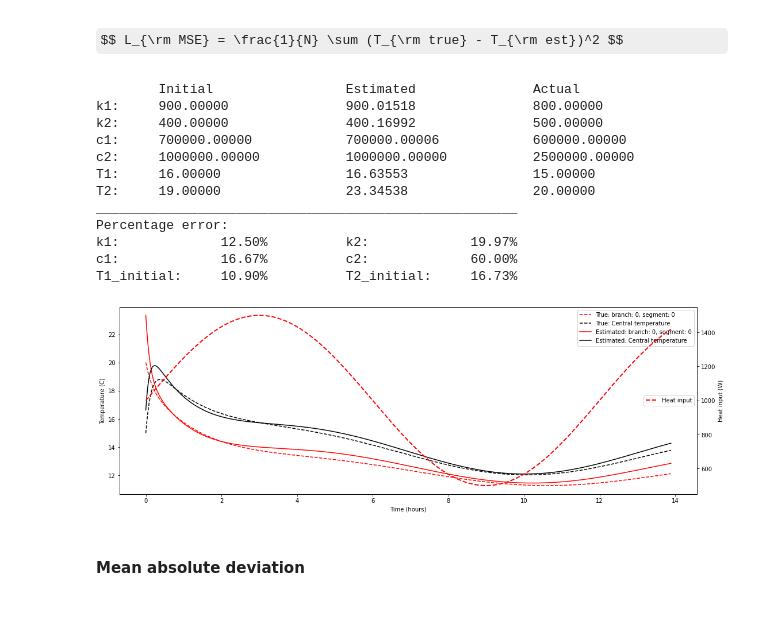
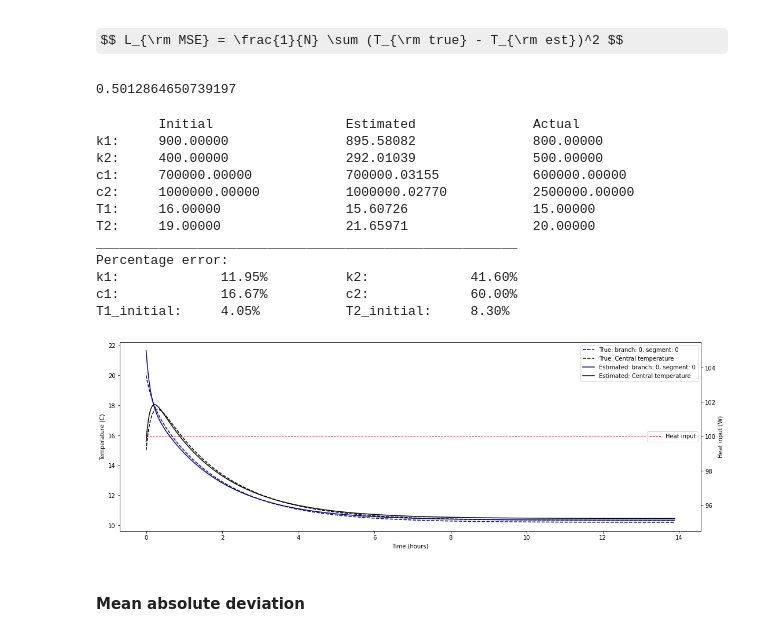
Before and after one commit to harry-rendell/building_simulation, a Jupyter notebook: param_estimation.ipynb, the cells around one changed output. Saved outputs shown, nothing was run; the diff lists cells and outputs as text; code cells hidden in the pictures; some formulas as TeX source.

Commit message:
model fitting with straight line and exponential

```diff
--- a/param_estimation.ipynb
+++ b/param_estimation.ipynb
@@ -17,15 +17,16 @@ We are able to recover the desired heat capacity, thermal conductivity and initi
 k = [800.0, 500.0]
 c = [6e5, 2.5e6]
 T = [15.0, 20.0]
+iterations = 500
+
 true_params = np.array([*k, *c, *T])
-T_out = 10
-heatinput = 1000
-iterations = 500
+T_out = np.full(iterations, 10)
+heatinput = np.full(iterations+1, 100)
 # Initialise class with system parameters
 sys_nd = model_ND('True', k, c, T, T_out, heatinput)
 
-# Run simulation. This recreates simple_model.ipynb showing that our generalised model works.
+# Run simulation.
 times = np.linspace(0, 5e4, iterations+1)
-Ts_true, Qs = sys_nd.run(times=times, func_Q_in=func_Q_in)
+Ts_true = sys_nd.run(times=times)
 fig, ax = sys_nd.plot()
 # %% [output]
@@ -47,33 +48,37 @@ initial_params = np.array([*k0, *c0, *T0])
 #### Mean square error
 # %% [markdown]
 $$ L_{\rm MSE} = \frac{1}{N} \sum (T_{\rm true} - T_{\rm est})^2 $$
+# %%
+loss(initial_params, 'mse', times, Ts_true, T_out, heatinput)
+# %% [output]
+0.5012864650739197
 # %%
 result = minimize(loss, x0=initial_params, tol=1e-3, args=('mse', times, Ts_true, T_out, heatinput), bounds=((1e2,1e3),(1e2,1e3),(1e5,1e6),(1e6,3e6),(10,30),(10,30)))
 k_est, c_est, T_est = result['x'].reshape((3,2))
 sys_est = model_ND('Estimated',k_est, c_est, T_est, T_out, heatinput)
-Ts_est, Qs = sys_est.run(times=times, func_Q_in=func_Q_in)
+Ts_est = sys_est.run(times=times)
 
 fig, ax = sys_nd.plot(ls='--')
 fig, ax= sys_est.plot(figax=(fig, ax), show_heating=False)
 
 frac_error = abs((result['x'] - true_params)/true_params * 100)
 print('\tInitial\t\t\tEstimated\t\tActual\nk1:\t{:.5f}\t\t{:.5f}\t\t{:.5f}\nk2:\t{:.5f}\t\t{:.5f}\t\t{:.5f}\nc1:\t{:.5f}\t\t{:.5f}\t\t{:.5f}\nc2:\t{:.5f}\t\t{:.5f}\t\t{:.5f}\nT1:\t{:.5f}\t\t{:.5f}\t\t{:.5f}\nT2:\t{:.5f}\t\t{:.5f}\t\t{:.5f}'.format(*np.ravel([initial_params,result['x'],true_params],'F')))
 print('_'*54)
 print('Percentage error:\nk1:\t\t{:.2f}%\t\tk2:\t\t{:.2f}%\nc1:\t\t{:.2f}%\t\tc2:\t\t{:.2f}%\nT1_initial:\t{:.2f}%\t\tT2_initial:\t{:.2f}%'.format(*frac_error))
 # %% [output]
         Initial                 Estimated               Actual
-k1:     900.00000               900.01518               800.00000
-k2:     400.00000               400.16992               500.00000
-c1:     700000.00000            700000.00006            600000.00000
-c2:     1000000.00000           1000000.00000           2500000.00000
-T1:     16.00000                16.63553                15.00000
-T2:     19.00000                23.34538                20.00000
+k1:     900.00000               895.58082               800.00000
+k2:     400.00000               292.01039               500.00000
+c1:     700000.00000            700000.03155            600000.00000
+c2:     1000000.00000           1000000.02770           2500000.00000
+T1:     16.00000                15.60726                15.00000
+T2:     19.00000                21.65971                20.00000
 ______________________________________________________
 Percentage error:
-k1:             12.50%          k2:             19.97%
+k1:             11.95%          k2:             41.60%
 c1:             16.67%          c2:             60.00%
-T1_initial:     10.90%          T2_initial:     16.73%
+T1_initial:     4.05%           T2_initial:     8.30%
-[figure, old version]
+[figure, new version]
 # %% [markdown]
 #### Mean absolute deviation
 # %% [markdown]
```
Also changed, not shown: parts of 9 cells of this notebook, 4 other files.
